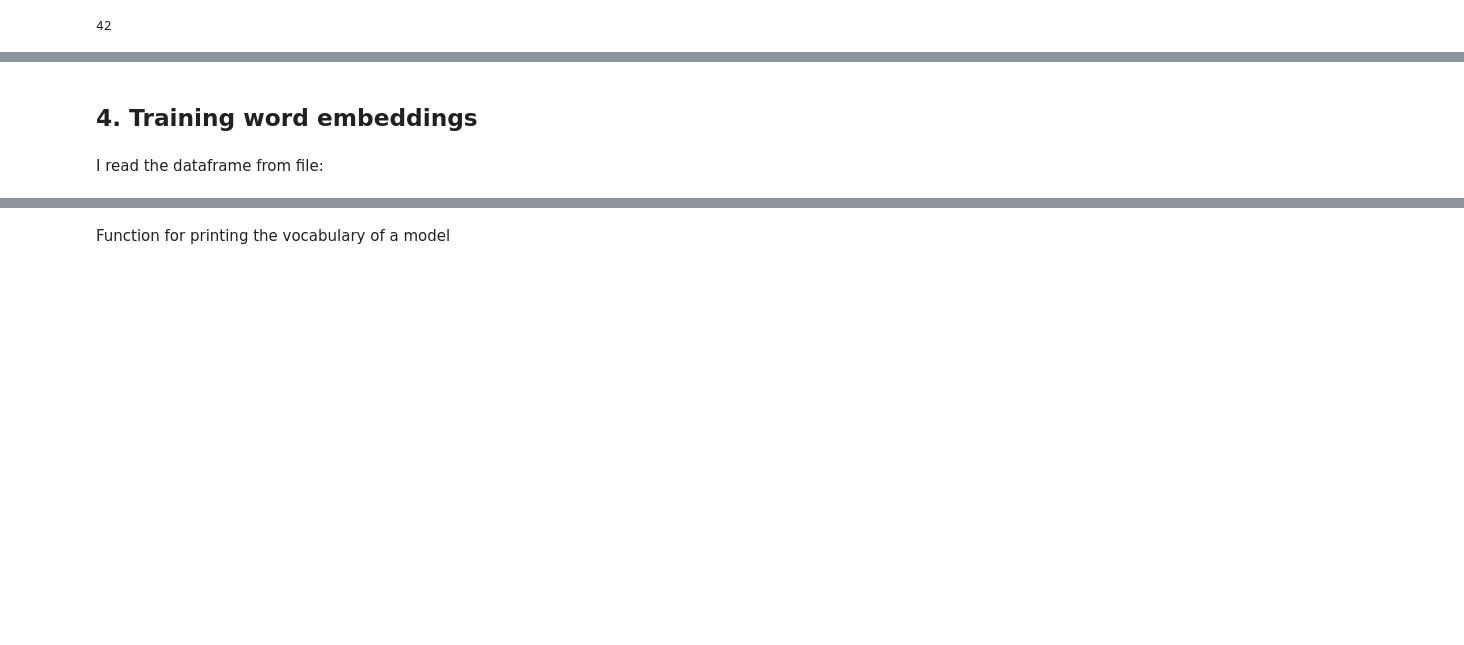
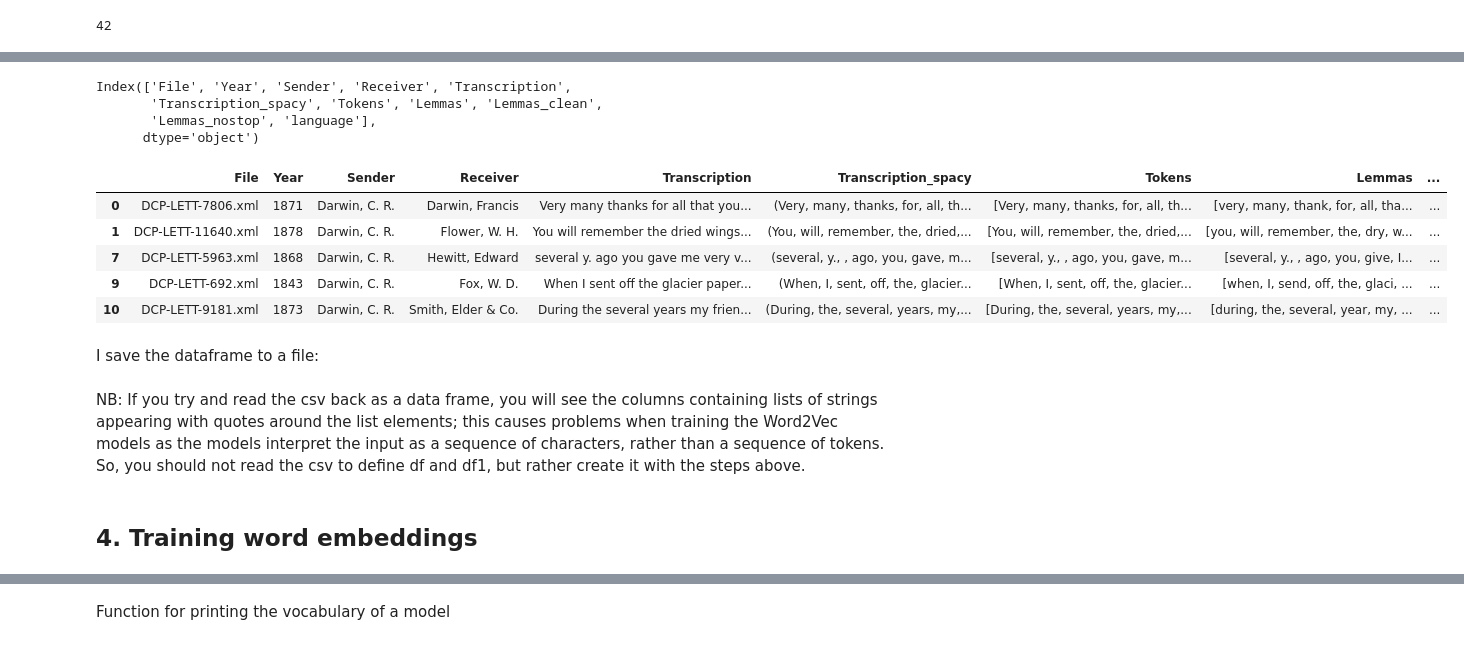
Before and after one commit to BarbaraMcG/darwin-semantic-change, a Jupyter notebook: Semantic_change_Darwin_BMcG.ipynb, the cells around one changed output, grey strips where cells are left out. Cells and saved outputs as stored; diff of their text form; code cells hidden in the pictures; blank space fills up the shorter version.

```diff
--- a/Semantic_change_Darwin_BMcG.ipynb
+++ b/Semantic_change_Darwin_BMcG.ipynb
@@ -574,0 +586,18 @@ len(df1[df1['Lemmas'].apply(lambda x: 'transmutation' in x)])
+# %%
+df1.columns
+# %% [output]
+Index(['File', 'Year', 'Sender', 'Receiver', 'Transcription',
+       'Transcription_spacy', 'Tokens', 'Lemmas', 'Lemmas_clean',
+       'Lemmas_nostop', 'language'],
+      dtype='object')
+# %%
+df1.head()
+# %% [output]
+|  | File | Year | Sender | Receiver | Transcription | Transcription_spacy | Tokens | Lemmas | ... |
+| 0 | DCP-LETT-7806.xml | 1871 | Darwin, C. R. | Darwin, Francis | Very many thanks for all that you... | (Very, many, thanks, for, all, th... | [Very, many, thanks, for, all, th... | [very, many, thank, for, all, tha... | ... |
+| 1 | DCP-LETT-11640.xml | 1878 | Darwin, C. R. | Flower, W. H. | You will remember the dried wings... | (You, will, remember, the, dried,... | [You, will, remember, the, dried,... | [you, will, remember, the, dry, w... | ... |
+| 7 | DCP-LETT-5963.xml | 1868 | Darwin, C. R. | Hewitt, Edward | several y. ago you gave me very v... | (several, y., , ago, you, gave, m... | [several, y., , ago, you, gave, m... | [several, y., , ago, you, give, I... | ... |
+| 9 | DCP-LETT-692.xml | 1843 | Darwin, C. R. | Fox, W. D. | When I sent off the glacier paper... | (When, I, sent, off, the, glacier... | [When, I, sent, off, the, glacier... | [when, I, send, off, the, glaci, ... | ... |
+| 10 | DCP-LETT-9181.xml | 1873 | Darwin, C. R. | Smith, Elder & Co. | During the several years my frien... | (During, the, several, years, my,... | [During, the, several, years, my,... | [during, the, several, year, my, ... | ... |
+# %% [markdown]
+I save the dataframe to a file:
@@ -575,4 +607,4 @@ len(df1[df1['Lemmas'].apply(lambda x: 'transmutation' in x)])
+# %% [markdown]
+NB: If you try and read the csv back as a data frame, you will see the columns containing lists of strings appearing with quotes around the list elements; this causes problems when training the Word2Vec models as the models interpret the input as a sequence of characters, rather than a sequence of tokens. So, you should not read the csv to define df and df1, but rather create it with the steps above.
 # %% [markdown]
 ## 4. Training word embeddings
-# %% [markdown]
-I read the dataframe from file:
```
Also changed, not shown: parts of 19 cells of this notebook.
